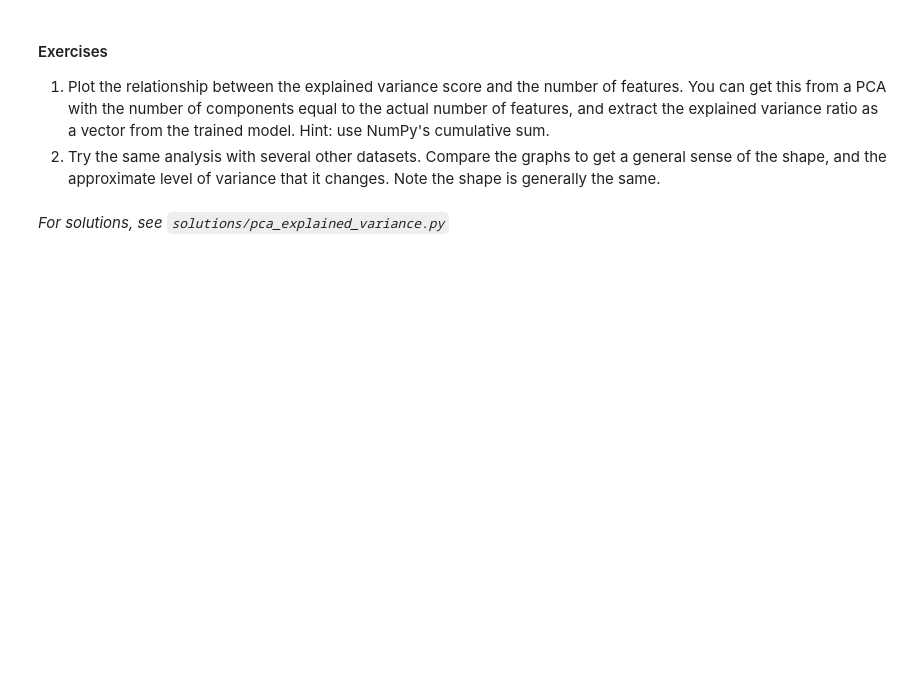
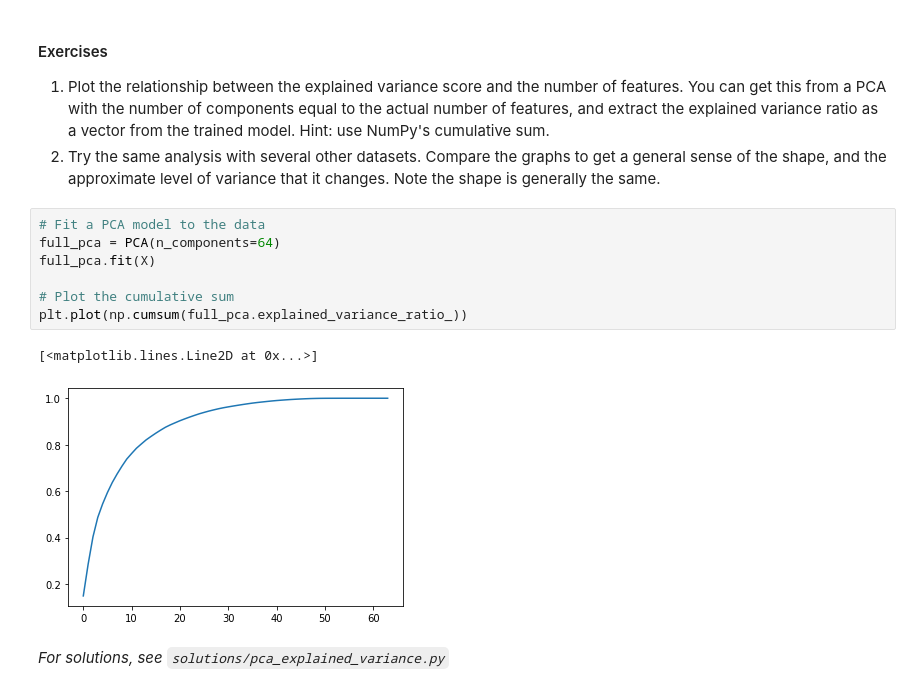
Before and after one commit to PythonCharmers/QuantFinance, a Jupyter notebook: notebooks/Module 1.4.1 - PCA Introduction.ipynb, the cells around one changed output. Cells and saved outputs as stored; diff of their text form; blank space fills up the shorter version.

```diff
--- a/notebooks/Module 1.4.1 - PCA Introduction.ipynb
+++ b/notebooks/Module 1.4.1 - PCA Introduction.ipynb
@@ -298,5 +306,15 @@ In this plot you can see the individual numbers being separated. Note also the o
 
 1. Plot the relationship between the explained variance score and the number of features. You can get this from a PCA with the number of components equal to the actual number of features, and extract the explained variance ratio as a vector from the trained model. Hint: use NumPy's cumulative sum.
 2. Try the same analysis with several other datasets. Compare the graphs to get a general sense of the shape, and the approximate level of variance that it changes. Note the shape is generally the same.
+# %%
+# Fit a PCA model to the data
+full_pca = PCA(n_components=64)
+full_pca.fit(X)
+
+# Plot the cumulative sum
+plt.plot(np.cumsum(full_pca.explained_variance_ratio_))
+# %% [output]
+[<matplotlib.lines.Line2D at 0x...>]
+[figure, added]
 # %% [markdown]
 *For solutions, see `solutions/pca_explained_variance.py`*
```
Also changed, not shown: parts of 10 cells of this notebook.
